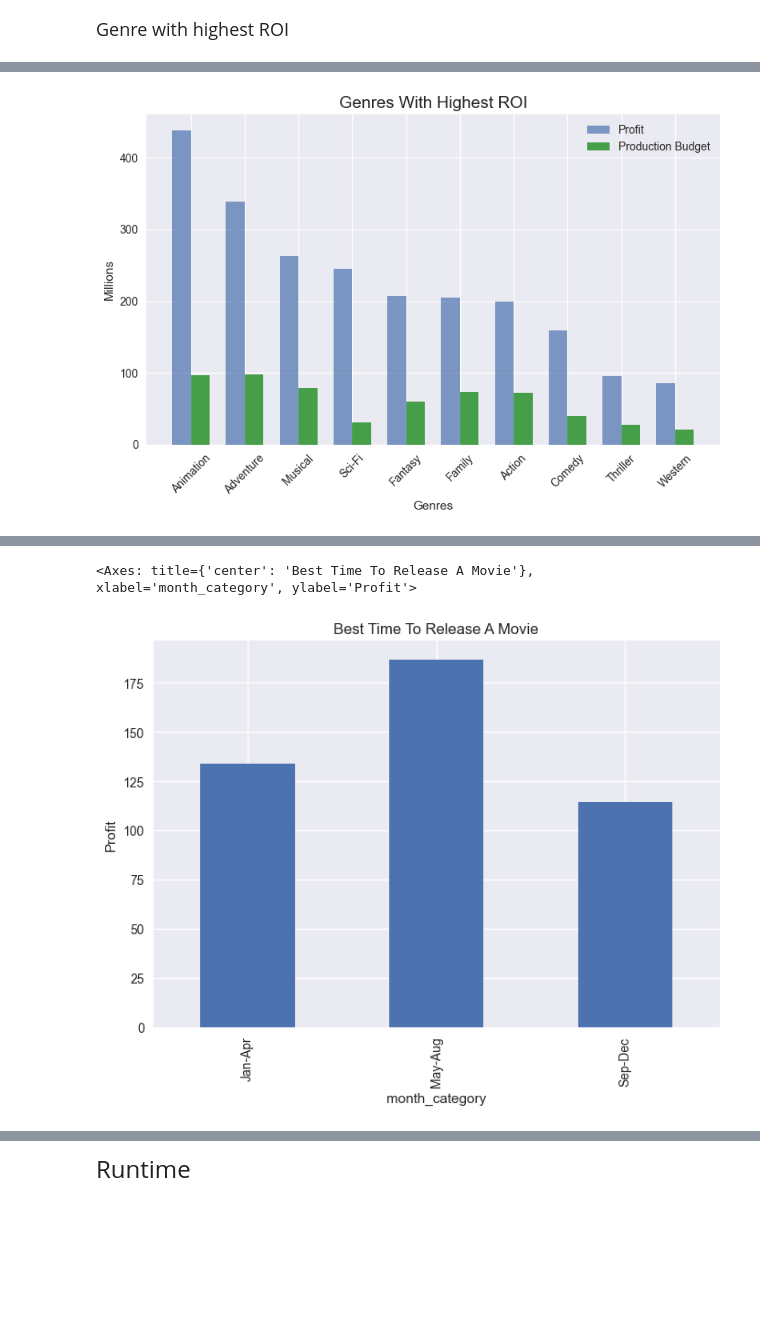
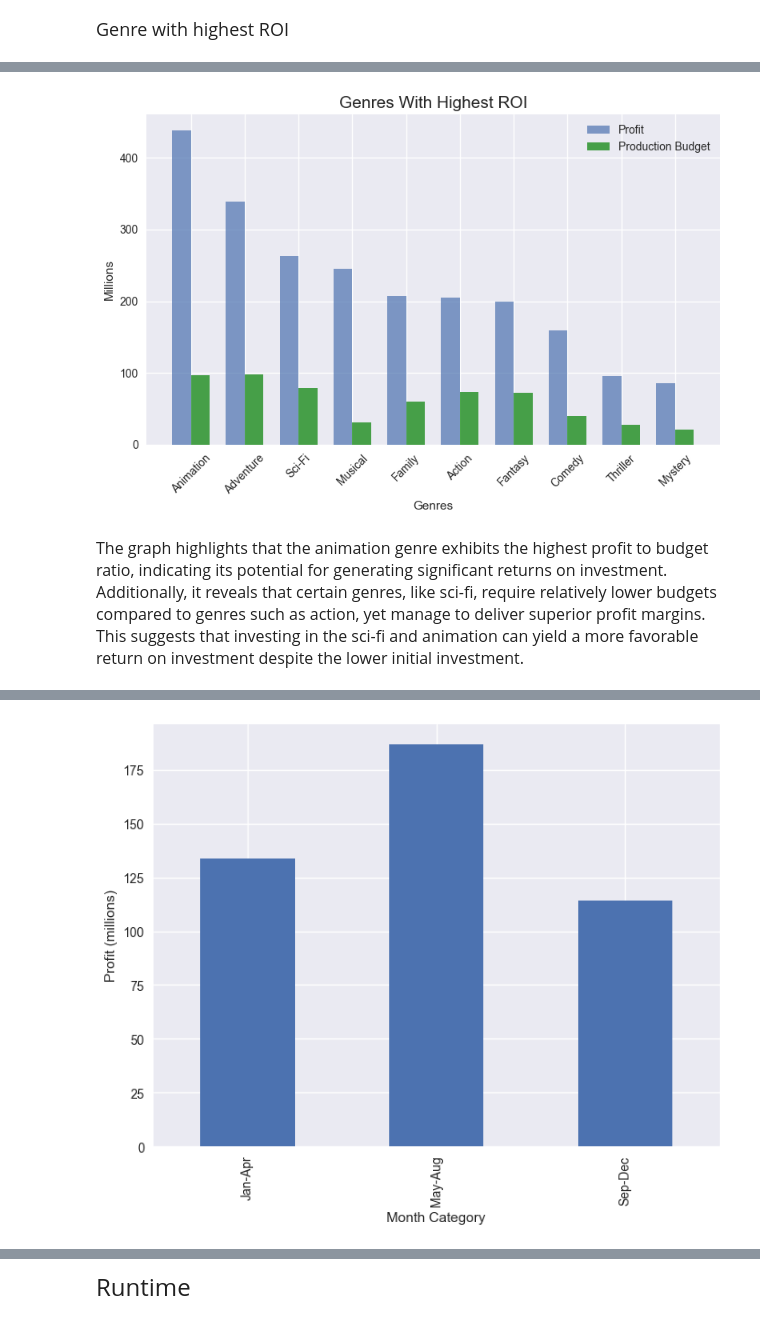
Before and after one commit to u-mar/phase_1_project, a Jupyter notebook: index.ipynb, the cells around one changed output, grey strips where cells are left out. Saved outputs shown, nothing was run; the diff lists cells and outputs as text; code cells hidden in the pictures; blank space fills up the shorter version.

```diff
--- a/index.ipynb
+++ b/index.ipynb
@@ -243,7 +244,7 @@ labels = ['Jan-Apr', 'May-Aug', 'Sep-Dec']
 df['month_category'] = pd.cut(df['release_date'].dt.month, bins=[1, 4, 8, 12], labels=labels, right=False)
 # %%
 # droping empty rows in month category
-genres_df1.dropna(inplace=True)
+df.dropna(inplace=True)
 # %% [markdown]
 ## DATA ANALYSIS
 # %% [markdown]
@@ -272,7 +286,7 @@ profits = gen[('Profit', 'mean')].tolist()
 budgets = gen[('production_budget', 'mean')].tolist()
 
 # Create an array of indices  to be used instead of genres
-gen_pos = np.arange(len(genres))
+gen_pos = np.arange(len(gen))
 
 # Setting the width of each bar
 bar_width = 0.35
@@ -288,22 +302,26 @@ ax1.bar(gen_pos + bar_width, budgets, width=bar_width, align='center', alpha=0.7
 
 
 # Setting the x_ticks for easier readibility
-ax1.set_xticks(x_pos + bar_width / 2)
-ax1.set_xticklabels(genres, rotation=45)
+ax1.set_xticks(gen_pos + bar_width / 2)
+ax1.set_xticklabels(gen['Genre'], rotation=45)
 
 # Setting the title
 ax1.set_title('Genres With Highest ROI',fontsize=15)
 
-
+plt.style.use('seaborn');
 plt.tight_layout()
 plt.legend(loc='best')
 plt.show()
 # %% [output]
-[figure, old version]
+[figure, new version]
+# %% [markdown]
+<font size='3'>The graph highlights that the animation genre exhibits the highest profit to budget ratio, indicating its potential for generating significant returns on investment. Additionally, it reveals that certain genres, like sci-fi, require relatively lower budgets compared to genres such as action, yet manage to deliver superior profit margins. This suggests that investing in the sci-fi and animation can yield a more favorable return on investment despite the lower initial investment.</font>
 # %% [markdown]
 <font size='4'>
 # %%
-genres_df1.groupby('month_category').mean(numeric_only=True)['Profit'].plot(kind='bar',ylabel='Profit',title='Best Time To Release A Movie')
+plt.figure(figsize=(8, 6))
+genres_df1.groupby('month_category').mean(numeric_only=True)['Profit'].plot(kind='bar')
+plt.xlabel('Month Category')
+plt.ylabel('Profit (millions)');
 # %% [output]
-<Axes: title={'center': 'Best Time To Release A Movie'}, xlabel='month_category', ylabel='Profit'>
-[figure, old version]
+[figure, new version]
```
Also changed, not shown: parts of 20 cells of this notebook.
